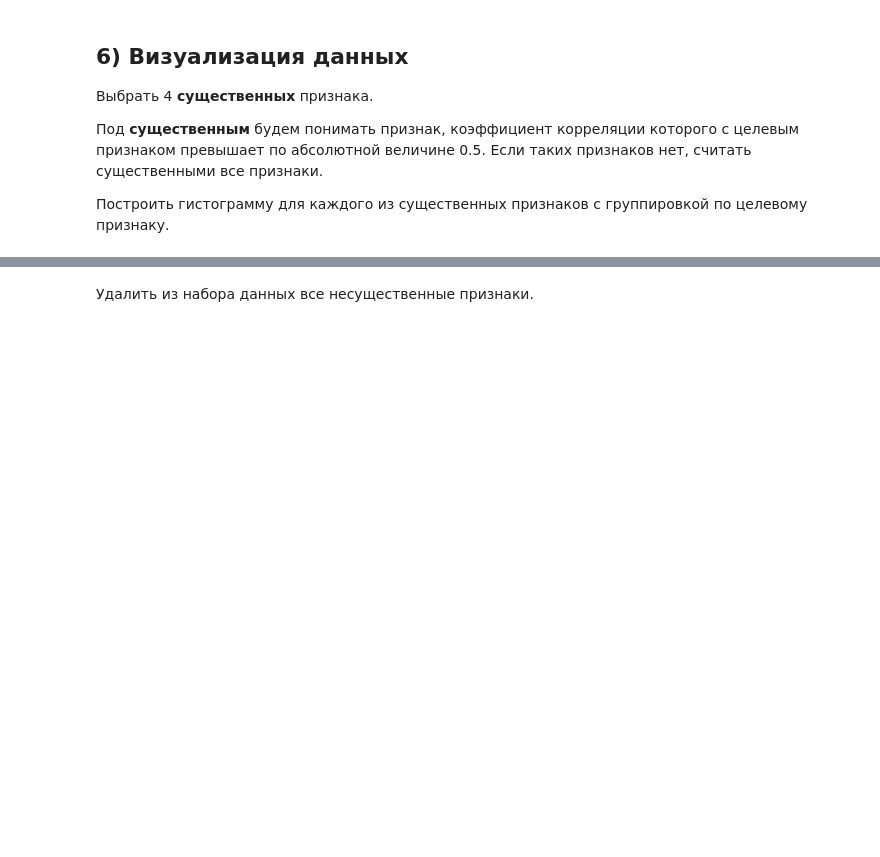
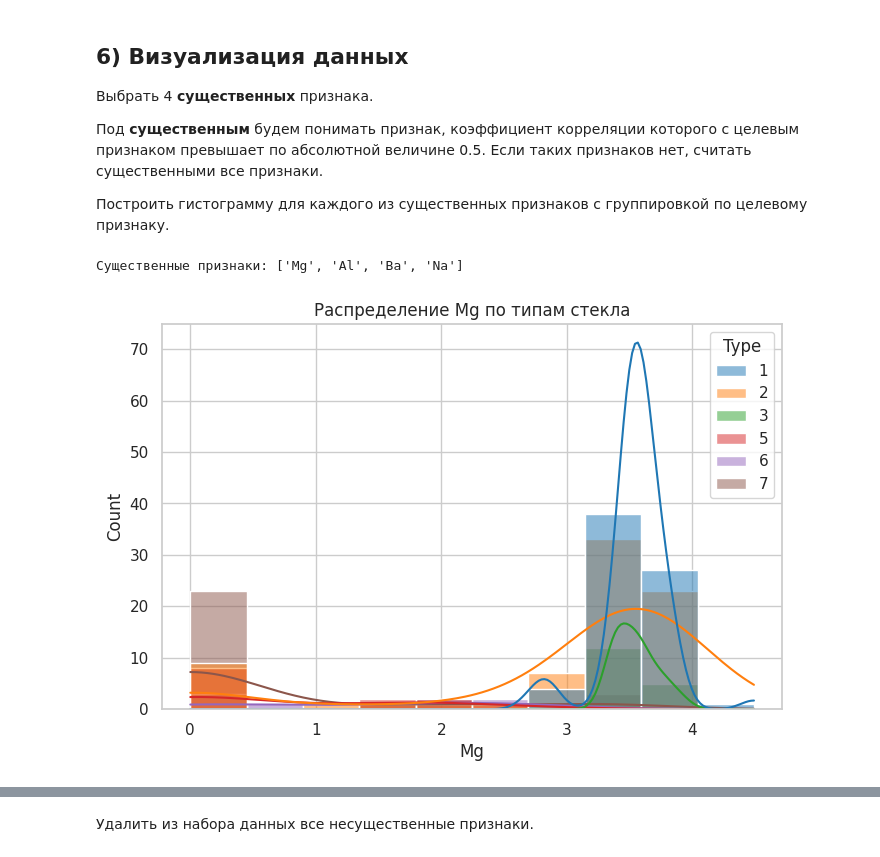
Before and after one commit to Am1rTl/Info, a Jupyter notebook: Glass.ipynb, the cells around one changed output, grey strips where cells are left out. Cells and saved outputs as stored; diff of their text form; code cells hidden in the pictures; blank space fills up the shorter version.

```diff
--- a/Glass.ipynb
+++ b/Glass.ipynb
@@ -33,4 +31,18 @@ Type | Тип стекла
+# %%
+#Импортировать
+import pandas as pd
+import numpy as np
+import matplotlib.pyplot as plt
+import seaborn as sns
+from sklearn.model_selection import train_test_split
+from sklearn.preprocessing import StandardScaler
+from sklearn.tree import DecisionTreeClassifier, plot_tree
+from sklearn.metrics import classification_report, confusion_matrix, precision_score, recall_score, f1_score
+
+
+sns.set(style="whitegrid")
 # %%
 #Загрузить набор данных, создать объеект класса DataFrame
+df = pd.read_excel('Glass.xlsx')
 # %%
 #Вывести первые 5 строк набора данных
@@ -82,0 +150,15 @@ Type | Тип стекла
+# %%
+target_corr = abs(corr_matrix['Type']).sort_values(ascending=False)
+significant_features = target_corr[target_corr > 0.5].index.drop('Type', errors='ignore').tolist()
+print(f"Существенные признаки: {significant_features}")
+# %% [output]
+Существенные признаки: ['Mg', 'Al', 'Ba', 'Na']
+# %%
+#Код для формирования первой гистограммы
+if len(significant_features) >= 1:
+    plt.figure(figsize=(8, 5))
+    sns.histplot(data=df, x=significant_features[0], hue="Type", palette="tab10", kde=True)
+    plt.title(f"Распределение {significant_features[0]} по типам стекла")
+    plt.show()
+# %% [output]
+[figure, added]
```
Also changed, not shown: parts of 31 cells of this notebook.
